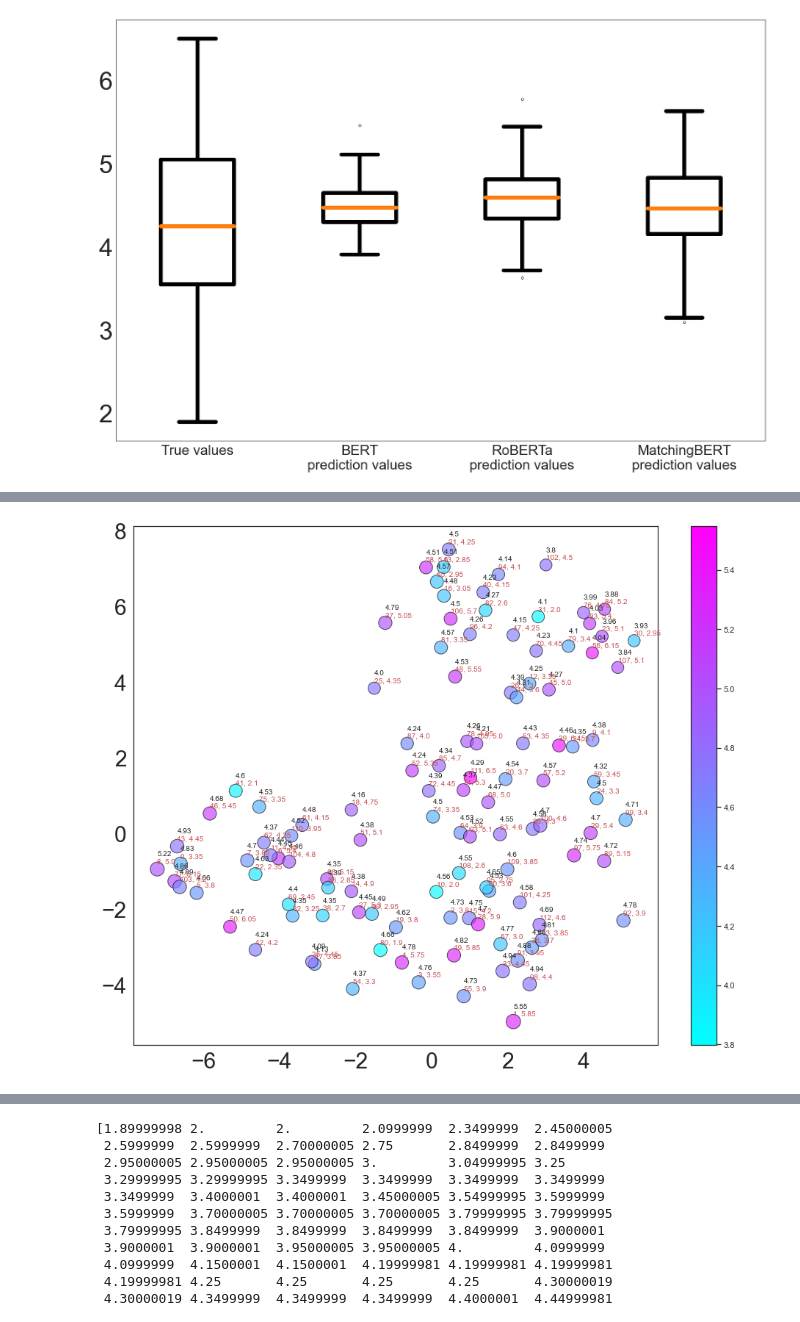
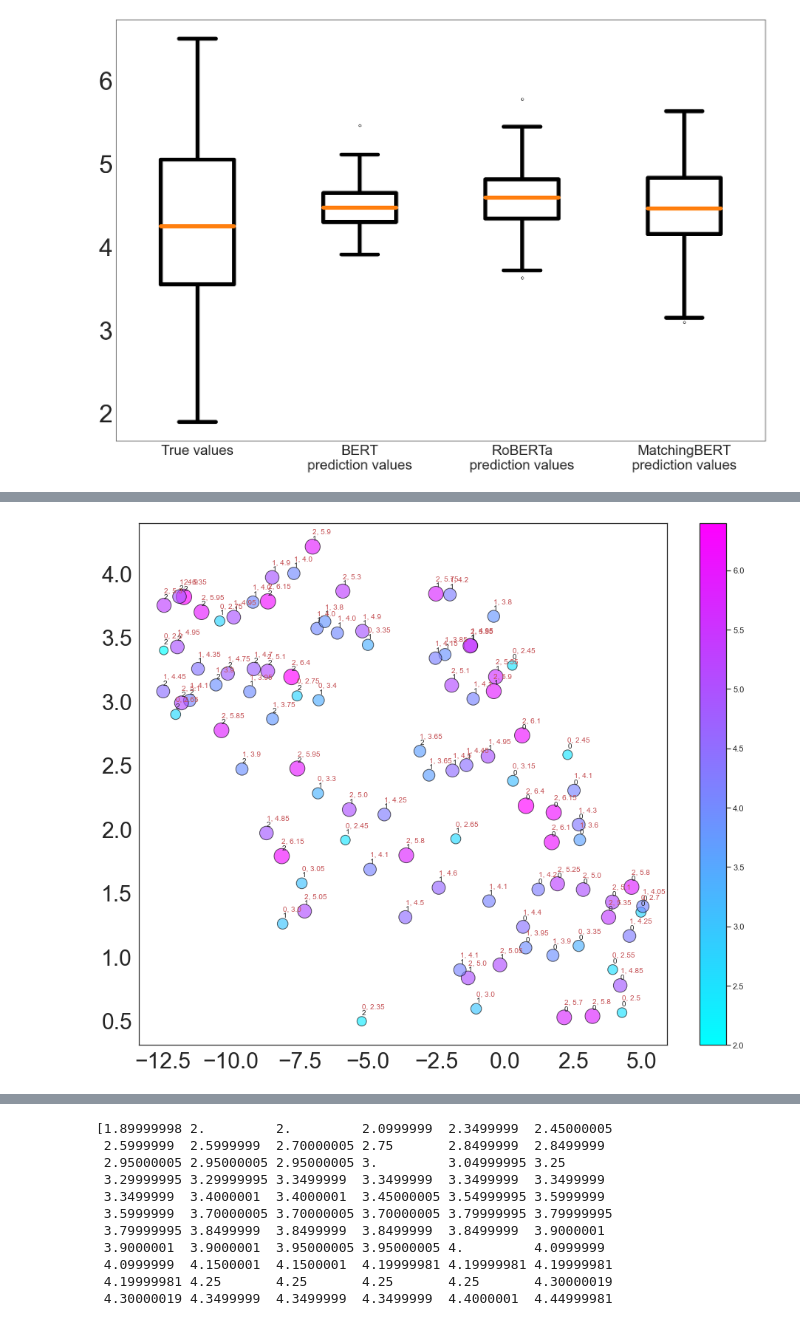
Before and after one commit to tr0up2r/satisfaction-classifier-with-xai, a Jupyter notebook: plotting.ipynb, the cells around one changed output, grey strips where cells are left out. Saved outputs shown, nothing was run; the diff lists cells and outputs as text; code cells hidden in the pictures.

Commit message:
Add t-SNE analysis using SplitBERT embeddings

```diff
--- a/plotting.ipynb
+++ b/plotting.ipynb
@@ -137,3 +117,0 @@ pooled_outputs_df
-# %%
-data = np.array(pooled_outputs_df)
-print(data)
@@ -196,0 +134,2 @@ import matplotlib.pyplot as plt
+# %%
+x_for_tsne, y_for_tsne = get_x_y_for_tsne('../predicting-satisfaction-using-graphs/csv/epoch_7_embeddings.csv')
@@ -226,7 +177,41 @@ def t_sne(x, y, score, true_vals, xlabel, ylabel):
                             norm=plt.Normalize(vmin=min(score), vmax=max(score)))
 
     cbar = fig.colorbar(sm)
+# %%
+def t_sne_for_classification(x, y, preds, labels, scores, oxs, xlabel, ylabel):
+    size = list(map(lambda x:x*70, scores))
+
+    minsize = min(size)
+    maxsize = max(size)
+
+    tsne_df = pd.DataFrame({'x': x, 'y': y, 'color': scores, 'size': size})
+
+    fig, ax = plt.subplots()
+
+    # set before set_style
+    sns.set(rc={'figure.figsize':(16,13)})
+    sns.set_style("white")
+
+    ax = sns.scatterplot(x = 'x', y = 'y', hue="color", size = "size", data=tsne_df, palette='cool',
+                        sizes=(minsize, maxsize), alpha=0.65, edgecolor="black", linewidth=1, legend = False)
+
+    # preds
+    for i, p in enumerate(preds):
+        ax.annotate(p, (x[i], y[i]+0.05), fontsize=10)
+
+    # answers
+    for i, ls in enumerate(zip(labels, scores)):
+        ax.annotate(f'{ls[0]}, {ls[1]}', (x[i], y[i]+0.1), fontsize=10, color='r')
+
+    ax.set(xlabel=None, ylabel=None)
+    plt.xticks(fontsize=30)
+    plt.yticks(fontsize=30)
+
+    sm = plt.cm.ScalarMappable(cmap=plt.cm.cool,
+                            norm=plt.Normalize(vmin=min(scores), vmax=max(scores)))
+
+    cbar = fig.colorbar(sm)
 # %%
-t_sne(x_for_tsne, y_for_tsne, predicted_vals, true_vals, 'x', 'y')
+t_sne_for_classification(x_for_tsne, y_for_tsne, preds, labels, scores, o_or_x, 'x', 'y')
 # %% [output]
-[figure, old version]
+[figure, new version]
```
Also changed, not shown: parts of 18 cells of this notebook.
